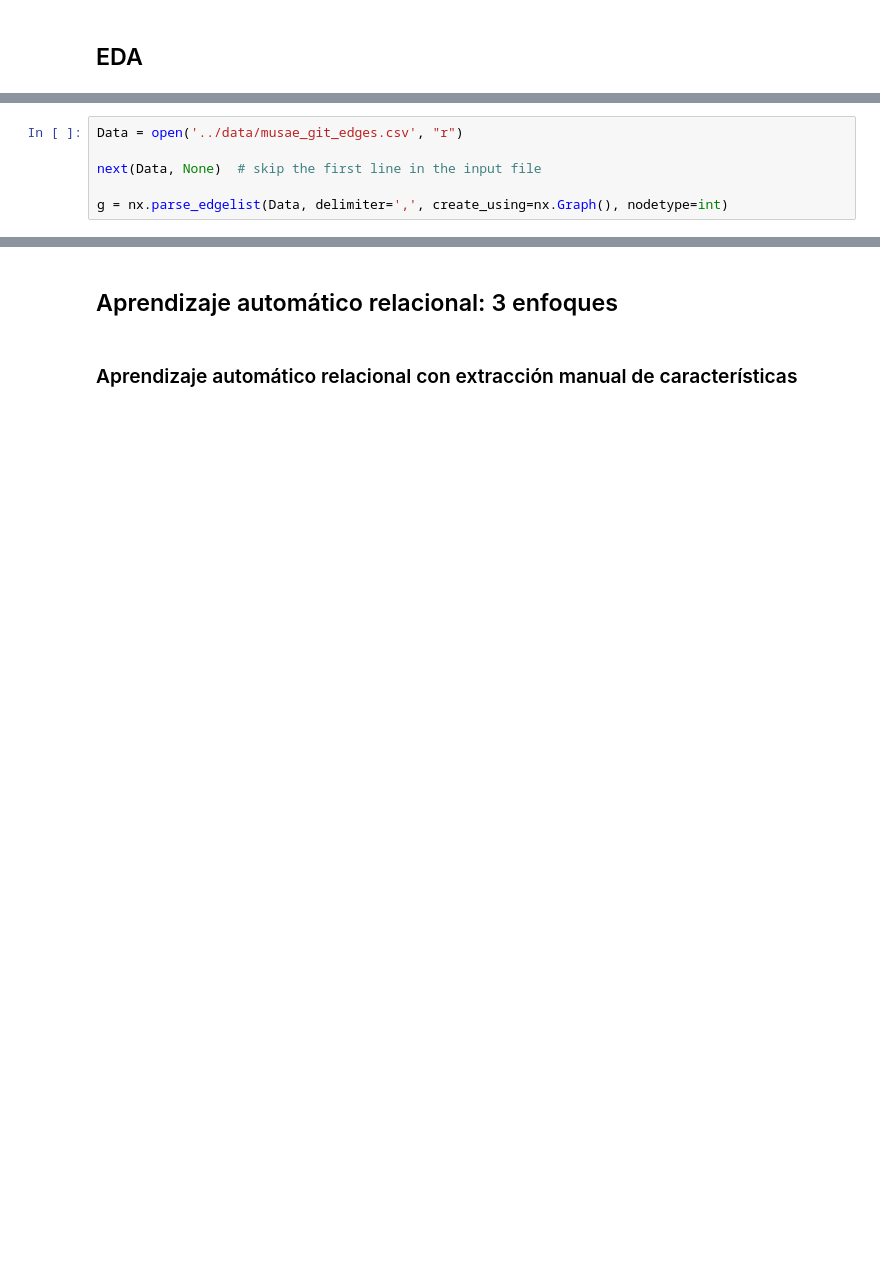
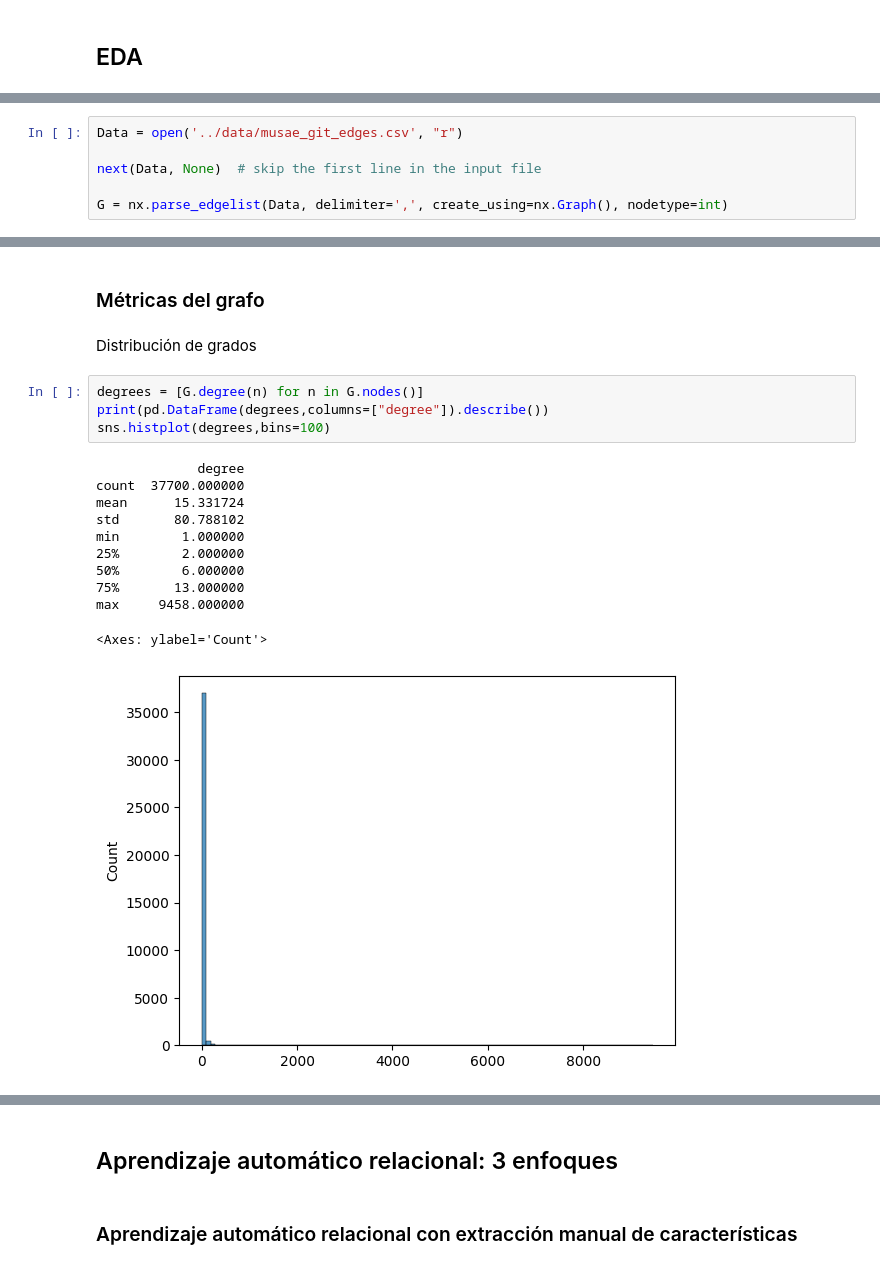
Before and after one commit to jbaezarh/Relational-ML, a Jupyter notebook: src/relationalML.ipynb, the cells around one changed output, grey strips where cells are left out. Drawn from its saved outputs; the diff is of its cells as text; blank space fills up the shorter version.

Commit message:
Add some graph metrics

```diff
--- a/src/relationalML.ipynb
+++ b/src/relationalML.ipynb
@@ -54,4 +50,4 @@ Data = open('../data/musae_git_edges.csv', "r")
 
 next(Data, None)  # skip the first line in the input file
 
-g = nx.parse_edgelist(Data, delimiter=',', create_using=nx.Graph(), nodetype=int)
+G = nx.parse_edgelist(Data, delimiter=',', create_using=nx.Graph(), nodetype=int)
@@ -60,0 +54,20 @@ g = nx.parse_edgelist(Data, delimiter=',', create_using=nx.Graph(), nodetype=int
+# %% [markdown]
+### Métricas del grafo
+# %% [markdown]
+Distribución de grados
+# %%
+degrees = [G.degree(n) for n in G.nodes()]
+print(pd.DataFrame(degrees,columns=["degree"]).describe())
+sns.histplot(degrees,bins=100)
+# %% [output]
+             degree
+count  37700.000000
+mean      15.331724
+std       80.788102
+min        1.000000
+25%        2.000000
+50%        6.000000
+75%       13.000000
+max     9458.000000
+<Axes: ylabel='Count'>
+[figure, added]
```
Also changed, not shown: parts of 10 cells of this notebook, 3 other files.
